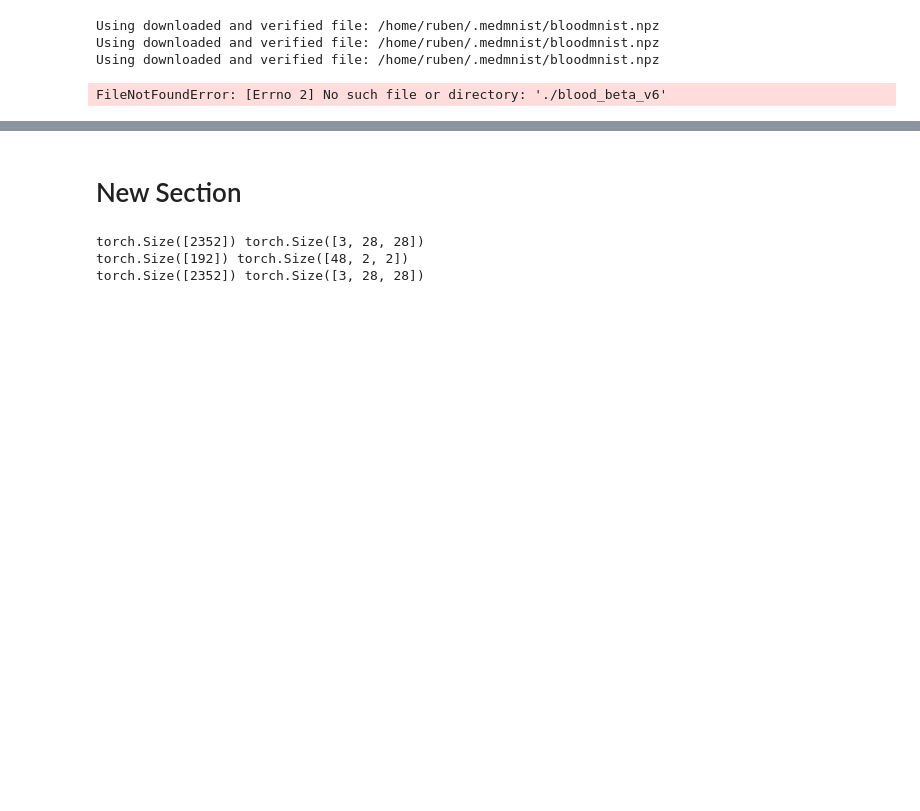
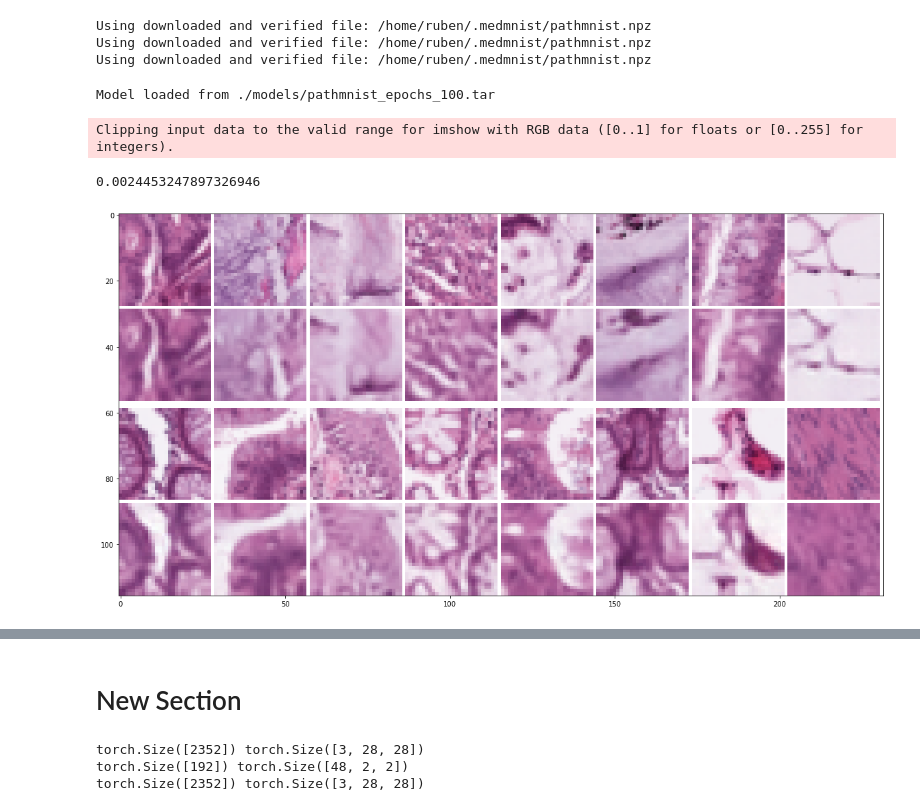
Before and after one commit to RuHae/TGM_Project, a Jupyter notebook: Code/playbook.ipynb, the cells around one changed output, grey strips where cells are left out. Saved outputs shown, nothing was run; the diff lists cells and outputs as text; code cells hidden in the pictures; blank space fills up the shorter version.

```diff
--- a/Code/playbook.ipynb
+++ b/Code/playbook.ipynb
@@ -29,8 +29,8 @@ from utils import modify_latent
 from utils import generate_gif
 # from basic_vae import VariationalAutoencoder
 # %%
-# data_flag = 'pathmnist'
-data_flag = 'bloodmnist'
+data_flag = 'pathmnist'
+# data_flag = 'bloodmnist'
 # data_flag = 'organamnist'
 train_dataset, test_dataset, train_loader,_, _ = load_dataset(data_flag, 64, True)
 # data_flag = 'organcmnist'
@@ -42,7 +42,7 @@ train_dataset, test_dataset, train_loader,_, _ = load_dataset(data_flag, 64, Tru
 # test_dataset = torch.utils.data.ConcatDataset([test_dataset, test_dataset_2, test_dataset_2])
 # train_loader = torch.utils.data.DataLoader(train_dataset, batch_size=64, shuffle=True)
 # %% [output]
-Using downloaded and verified file: /home/ruben/.medmnist/bloodmnist.npz
-Using downloaded and verified file: /home/ruben/.medmnist/bloodmnist.npz
-Using downloaded and verified file: /home/ruben/.medmnist/bloodmnist.npz
+Using downloaded and verified file: /home/ruben/.medmnist/pathmnist.npz
+Using downloaded and verified file: /home/ruben/.medmnist/pathmnist.npz
+Using downloaded and verified file: /home/ruben/.medmnist/pathmnist.npz
 # %%
@@ -62,12 +69,16 @@ vae = VariationalAutoencoder(latent_dims, mode="beta_vae", channels=3).to(device
 # vae.train(train_loader, lr=0.0001, epochs=30, device=device)
 # vae.train(train_loader, lr=0.00001, epochs=20, device=device)
 # %%
-# vae.save_to_file(path="./path_beta_v2")
+# vae.save_to_file(path="./models/organ_beta_v2")
+vae.load_from_file(path="./models/pathmnist_epochs_100.tar")
+# %% [output]
+Model loaded from ./models/pathmnist_epochs_100.tar
 # %%
-vae.load_from_file(path="./blood_beta_v6")
-_ = plot_real_vs_constructed(vae, test_dataset, device)
+_ = plot_real_vs_constructed(vae, test_dataset, device, model=model)
 # %% [output]
-FileNotFoundError: [Errno 2] No such file or directory: './blood_beta_v6'
+Clipping input data to the valid range for imshow with RGB data ([0..1] for floats or [0..255] for integers).
+0.0024453247897326946
+[figure, added]
 # %%
 _ = plot_generated(vae, device)
 # %% [output]
```
Also changed, not shown: parts of 6 cells of this notebook, 7 other files.
